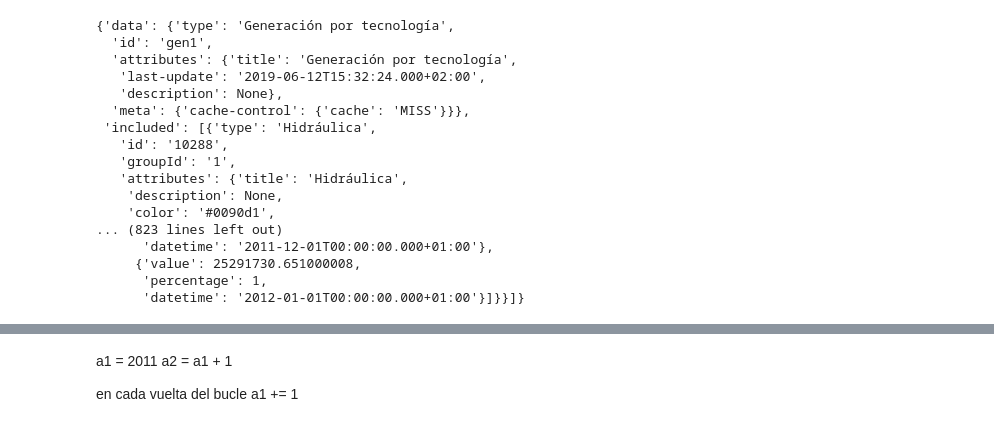
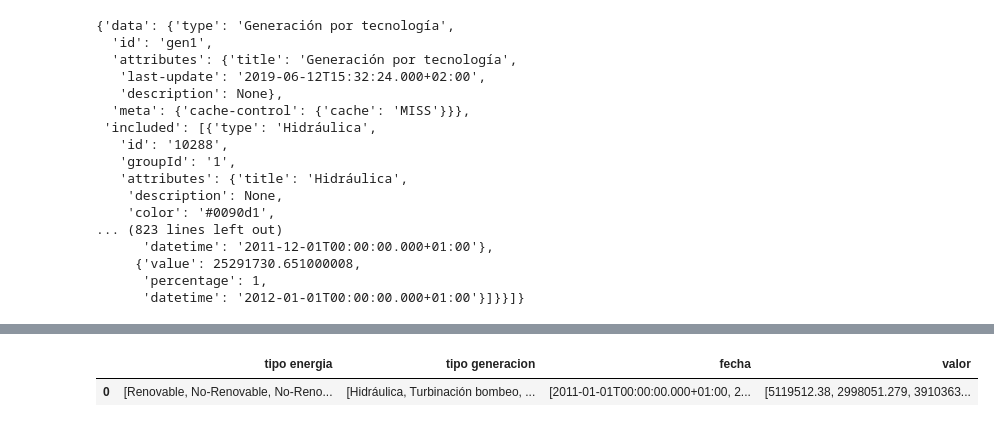
Before and after one commit to icorreald/promoG-modulo2-sprint1-pairprogramming-NEREA_ISABEL, a Jupyter notebook: 02-api.ipynb, the cells around one changed output, grey strips where cells are left out. Drawn from its saved outputs; the diff is of its cells as text; code cells hidden in the pictures.

```diff
--- a/02-api.ipynb
+++ b/02-api.ipynb
@@ -56,0 +71,2 @@ for i in datos_total[0].items():
+# %%
+lista_diccionarios = []
@@ -103,6 +169,0 @@ url = f'https://apidatos.ree.es/es/datos/generacion/estructura-generacion?start_
-# %% [markdown]
-a1 = 2011
-a2 = a1 + 1
-
-en cada vuelta del bucle
-a1 += 1
@@ -109,3 +173,10 @@ a1 += 1
+# %%
+df = pd.DataFrame(lista_diccionarios)
+# %%
+df
+# %% [output]
+|  | tipo energia | tipo generacion | fecha | valor |
+| 0 | [Renovable, No-Renovable, No-Reno... | [Hidráulica, Turbinación bombeo, ... | [2011-01-01T00:00:00.000+01:00, 2... | [5119512.38, 2998051.279, 3910363... |
 # %%
 # tipo energia
 # tipo_generacion
```
Also changed, not shown: parts of 24 cells of this notebook, 1 other file.
